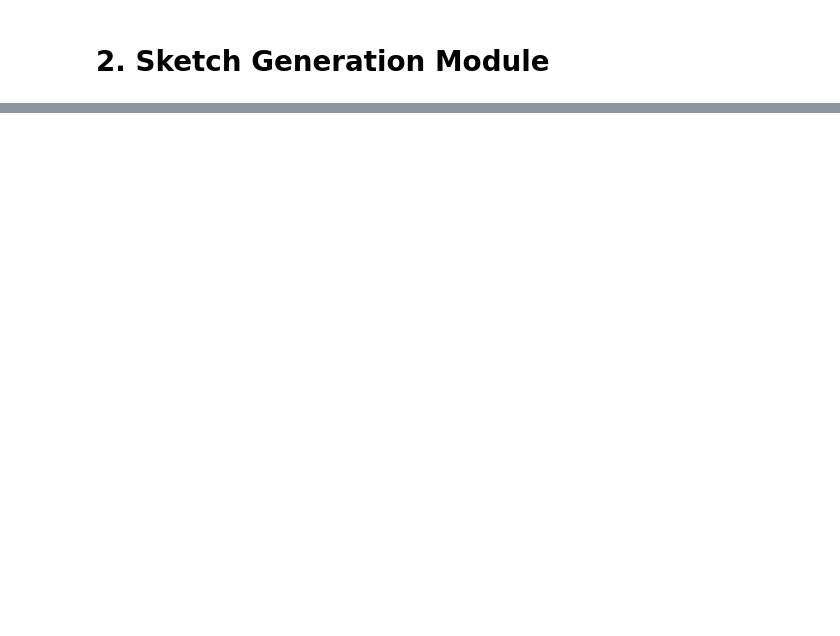
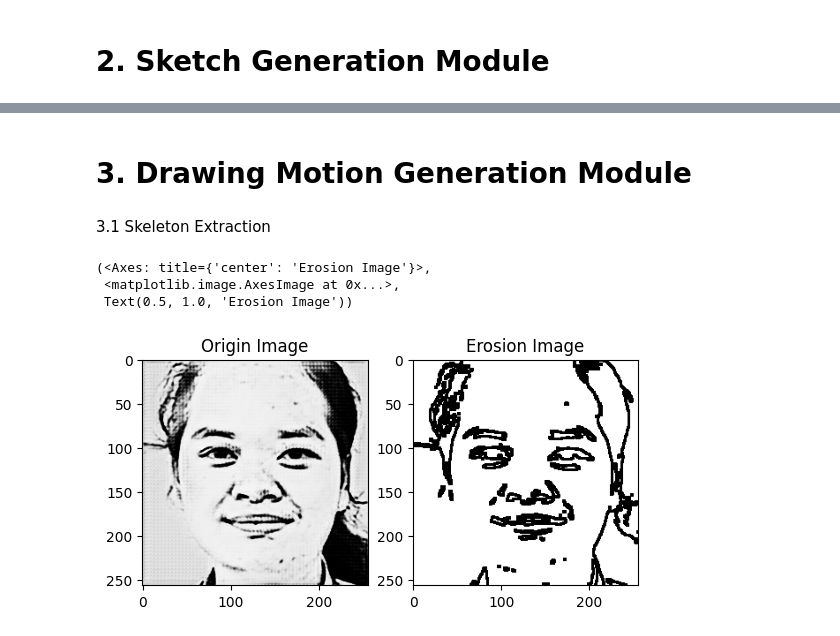
Before and after one commit to pipogood/FRA_503-IOT-Project, a Jupyter notebook: image_preprocess.ipynb, the cells around one changed output, grey strips where cells are left out. Saved outputs shown, nothing was run; the diff lists cells and outputs as text; code cells hidden in the pictures; blank space fills up the shorter version.

Commit message:
Sketch Extraction

```diff
--- a/image_preprocess.ipynb
+++ b/image_preprocess.ipynb
@@ -66,0 +244,40 @@ cv2.destroyAllWindows()
+# %% [markdown]
+# 3. Drawing Motion Generation Module
+# %% [markdown]
+3.1 Skeleton Extraction
+# %%
+import cv2
+from matplotlib import pyplot as plt
+import numpy as np
+img = cv2.imread("Genearated_Portrait.png",0)
+
+
+# binarize the image
+binr = cv2.threshold(img, 0, 255,
+                     cv2.THRESH_BINARY+cv2.THRESH_OTSU)[1]
+
+
+# define the kernel
+kernel = np.ones((4,4), np.uint8)
+
+erosion = cv2.erode(binr,kernel,iterations=1)
+
+gradient = cv2.morphologyEx(binr, cv2.MORPH_GRADIENT ,kernel)
+
+# opening the image
+opening = cv2.morphologyEx(binr, cv2.MORPH_OPEN,
+                           kernel, iterations=1)
+
+# opening the image
+open_n_closing = cv2.morphologyEx(opening, cv2.MORPH_CLOSE, kernel, iterations=1)
+
+
+
+# print the output
+plt.subplot(121),plt.imshow(img, cmap='gray'),plt.title('Origin Image')
+plt.subplot(122),plt.imshow(255-gradient, cmap='gray'),plt.title('Erosion Image')
+# %% [output]
+(<Axes: title={'center': 'Erosion Image'}>,
+ <matplotlib.image.AxesImage at 0x...>,
+ Text(0.5, 1.0, 'Erosion Image'))
+[figure, added]
```
Also changed, not shown: parts of 11 cells of this notebook, 8 other files.
